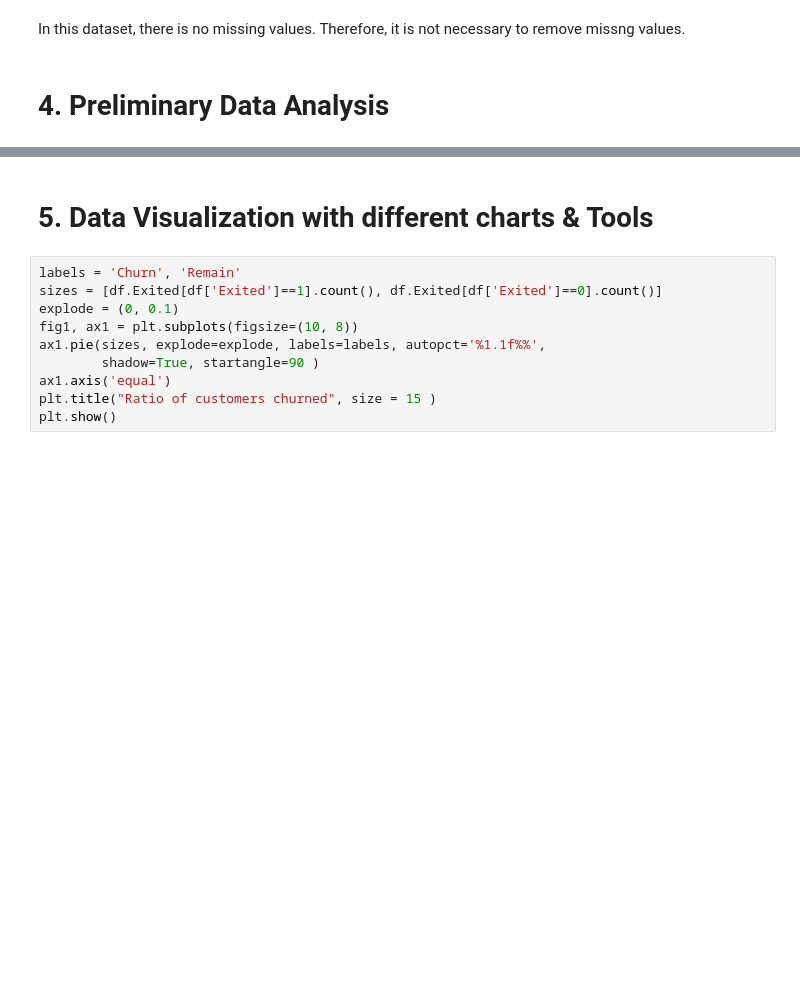
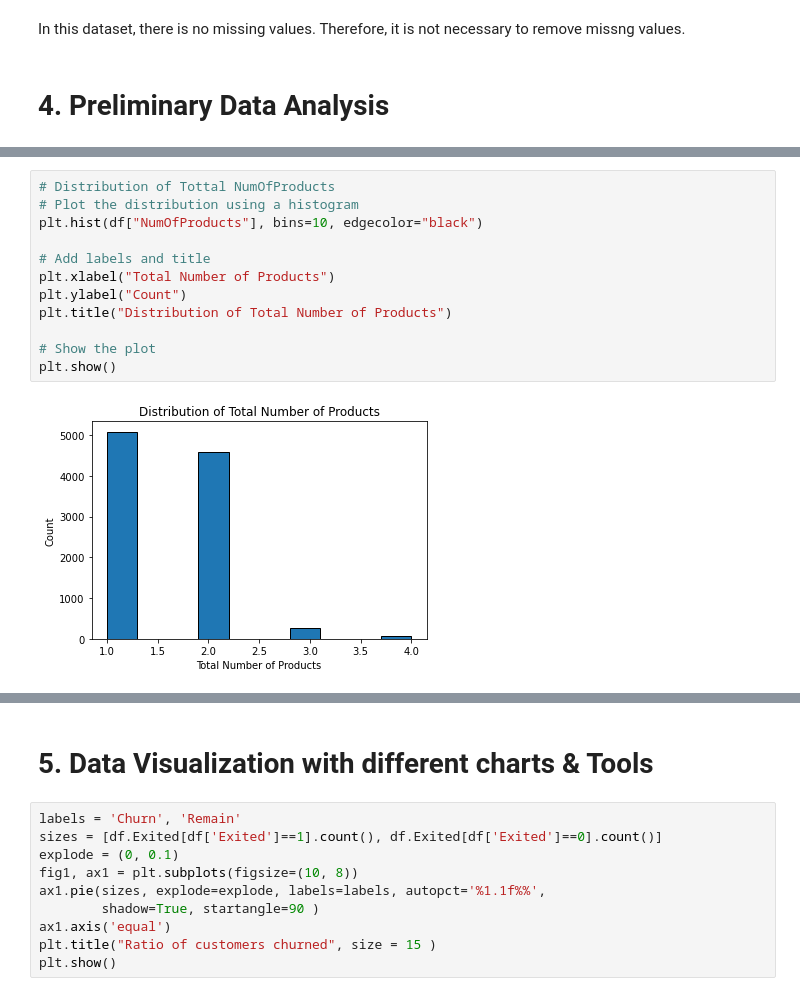
Before and after one commit to EmilyCaroline/BankCustomerChurnPrediction, a Jupyter notebook: main.ipynb, the cells around one changed output, grey strips where cells are left out. Cells and saved outputs as stored; diff of their text form; blank space fills up the shorter version.

```diff
--- a/main.ipynb
+++ b/main.ipynb
@@ -177,0 +245,14 @@ In this dataset, there is no missing values. Therefore, it is not necessary to r
+# %%
+# Distribution of Tottal NumOfProducts
+# Plot the distribution using a histogram
+plt.hist(df["NumOfProducts"], bins=10, edgecolor="black")
+
+# Add labels and title
+plt.xlabel("Total Number of Products")
+plt.ylabel("Count")
+plt.title("Distribution of Total Number of Products")
+
+# Show the plot
+plt.show()
+# %% [output]
+[figure, added]
```
Also changed, not shown: parts of 14 cells of this notebook.
